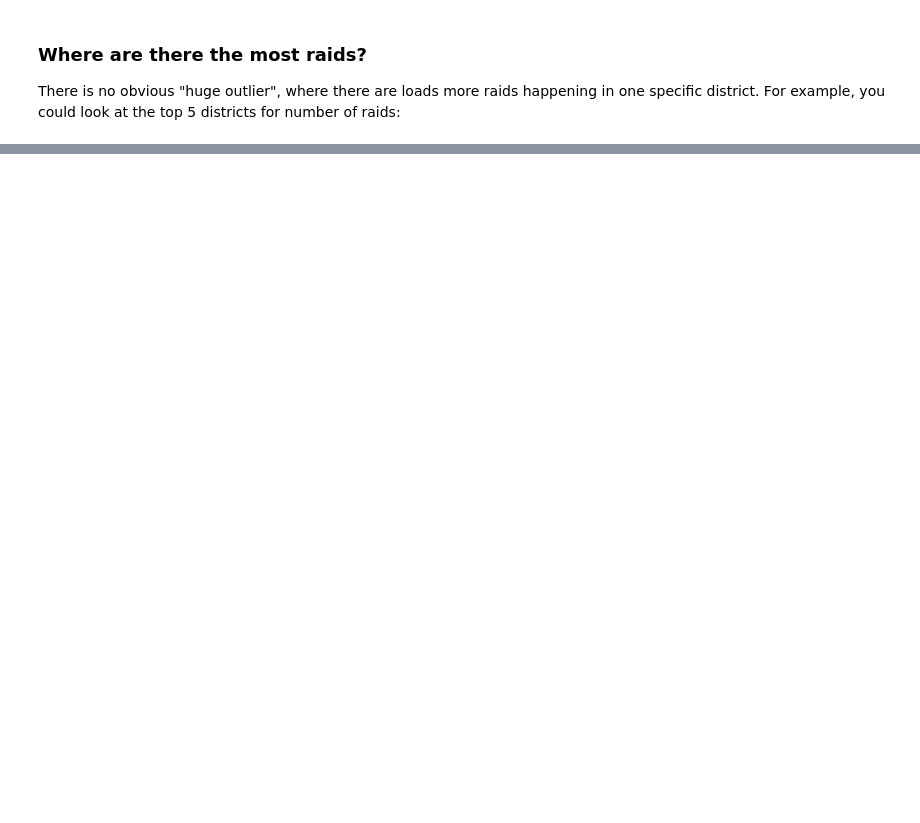
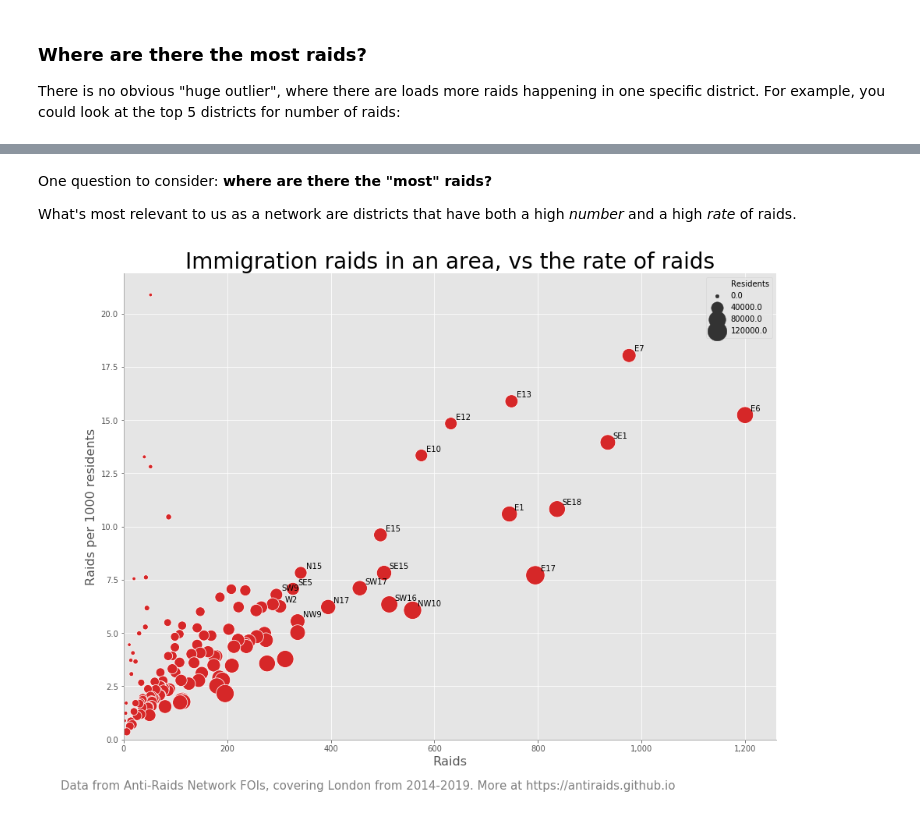
Before and after one commit to antiraids/london-immigration-raids-map, a Jupyter notebook: TellingTheStory.ipynb, the cells around one changed output, grey strips where cells are left out. Drawn from its saved outputs; the diff is of its cells as text; code cells hidden in the pictures; blank space fills up the shorter version.

```diff
--- a/TellingTheStory.ipynb
+++ b/TellingTheStory.ipynb
@@ -121,0 +111,32 @@ Where are there high raids/low pop and high pop/low raids?
+# %% [markdown]
+One question to consider: **where are there the "most" raids?**
+
+What's most relevant to us as a network are districts that have both a high _number_ and a high _rate_ of raids.
+# %%
+# Add count/rate ranking
+raid_popn['Scale'] = raid_popn['Count'] * raid_popn['Rate']
+
+# Remove the lowest population districts, to avoid skewing the axes
+not_low_pop = raid_popn[raid_popn.Residents > raid_popn['Residents'].quantile(0.2)]
+not_low_pop = not_low_pop.sort_values('Scale', ascending=False)
+
+# Scatterplot!
+ax = sns.scatterplot(x="Count", y="Rate", size="Residents", sizes=(20, 600), data=not_low_pop, color=red)
+plt.title('Comparing number of raids and rate of raids')
+plt.title('Immigration raids in an area, vs the rate of raids')
+plt.ylabel('Raids per 1000 residents')
+plt.xlabel('Raids')
+# Label only the high points, to avoid bottom-left getting very messy
+to_number = 20
+for line in range(to_number):
+     ax.text(not_low_pop.Count[line]+10, not_low_pop.Rate[line]+0.2,
+     not_low_pop.index[line], horizontalalignment='left',
+     size='medium', color='black')
+
+plt.annotate(watermark_str, (0.03, 0.03), xycoords='figure fraction', color='grey', fontsize=15)
+plt.xlim(0)
+plt.ylim(0)
+ax.xaxis.set_major_formatter(thou_fmt)
+plt.savefig('Outputs\\Raids_vs_rate.png')
+# %% [output]
+[figure, added]
```
Also changed, not shown: parts of 52 cells of this notebook, 1 other file.
